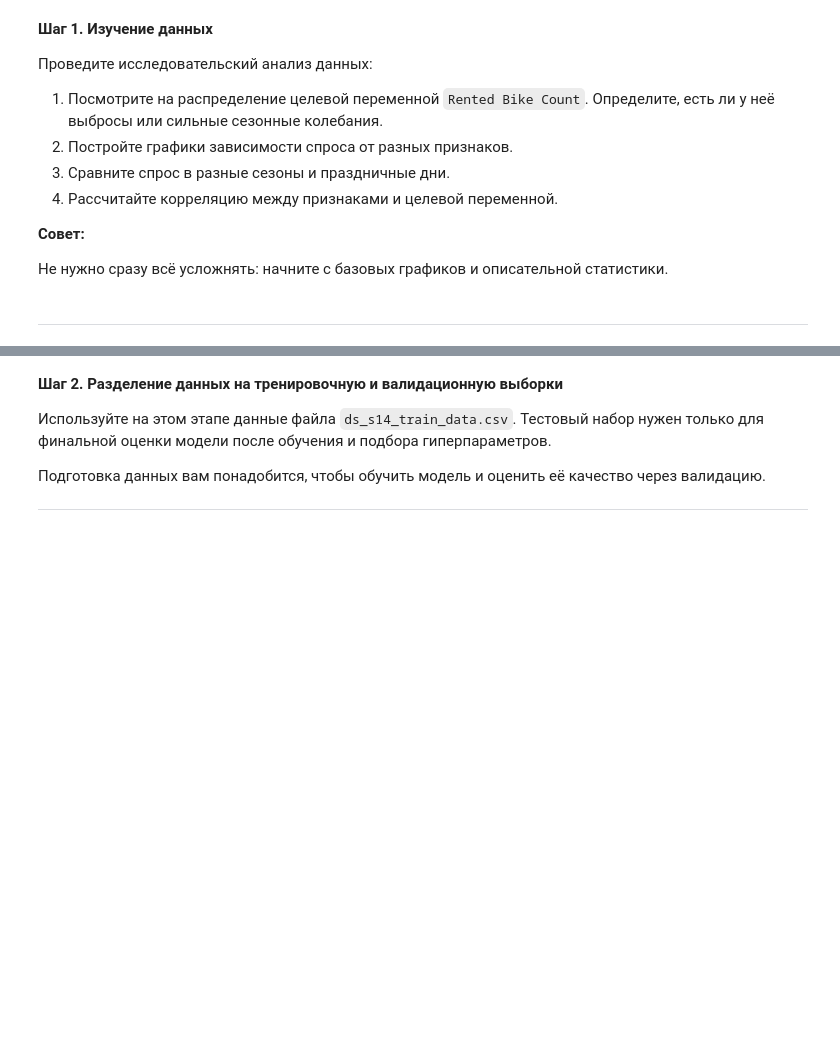
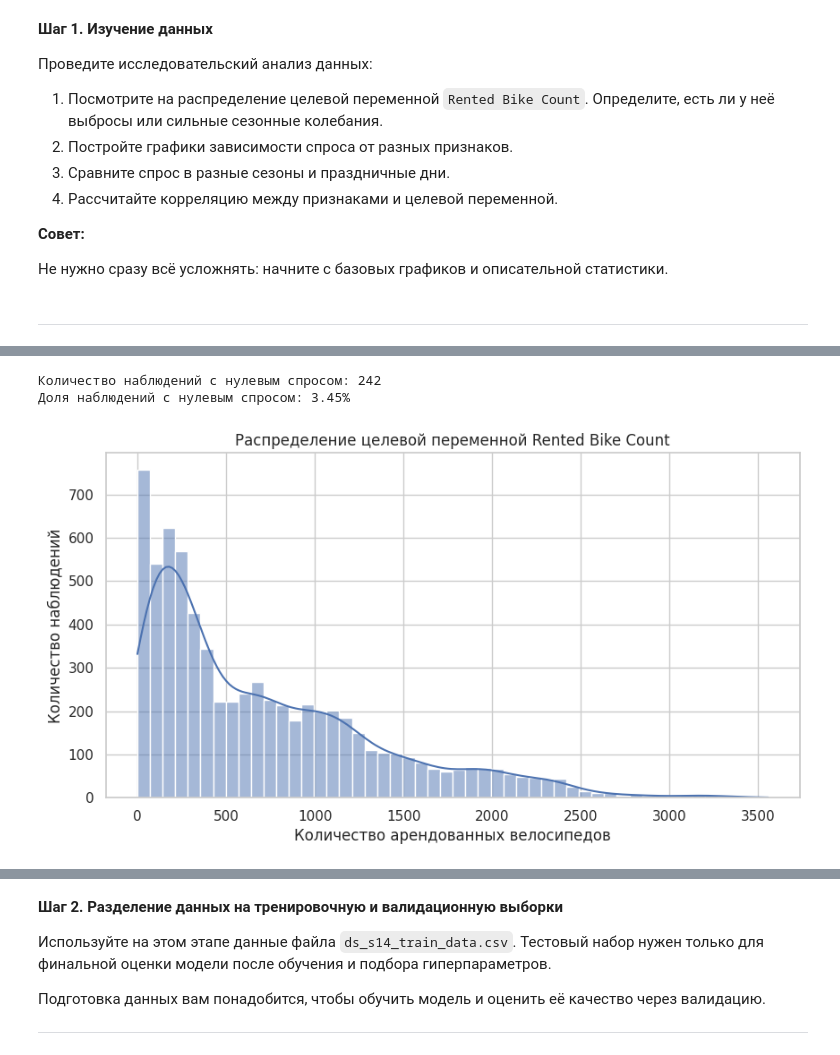
Before and after one commit to 2Myaka2/DataScience_projects, a Jupyter notebook: Project_KNN_TREE.ipynb, the cells around one changed output, grey strips where cells are left out. Saved outputs shown, nothing was run; the diff lists cells and outputs as text; code cells hidden in the pictures; blank space fills up the shorter version.

```diff
--- a/Project_KNN_TREE.ipynb
+++ b/Project_KNN_TREE.ipynb
@@ -535,3 +535,19 @@ Baseline-модель на основе линейной регрессии бы
 
 
 ---
+# %%
+eda_df = df_train.copy()
+
+num_features = ['Temperature', 'Humidity(%)', 'Wind speed (m/s)', 'Visibility (10m)', 'Dew point temperature',
+                'Solar Radiation (MJ/m2)', 'Rainfall(mm)', 'Snowfall (cm)']
+cat_features = ['Seasons', 'Holiday', 'Functioning Day']
+binary_features = ['Time_Period_Evening', 'Time_Period_Late Evening', 'Time_Period_Morning', 'Time_Period_Night']
+
+print("Числовые признаки:")
+display(num_features)
+
+print("Категориальные признаки:")
+display(cat_features)
+
+print("Бинарные признаки:")
+display(binary_features)
@@ -537,0 +586,22 @@ Baseline-модель на основе линейной регрессии бы
+# %%
+# Доля нулевого спроса
+
+zero_target_count = (eda_df[TARGET] == 0).sum()
+zero_target_share = zero_target_count / len(eda_df)
+
+print(f"Количество наблюдений с нулевым спросом: {zero_target_count}")
+print(f"Доля наблюдений с нулевым спросом: {zero_target_share:.2%}")
+# %% [output]
+Количество наблюдений с нулевым спросом: 242
+Доля наблюдений с нулевым спросом: 3.45%
+# %%
+# Распределение целевой переменной
+
+plt.figure(figsize=(10, 5))
+sns.histplot(eda_df[TARGET], bins=50, kde=True)
+plt.title("Распределение целевой переменной Rented Bike Count")
+plt.xlabel("Количество арендованных велосипедов")
+plt.ylabel("Количество наблюдений")
+plt.show()
+# %% [output]
+[figure, added]
```
Also changed, not shown: parts of 15 cells of this notebook.
